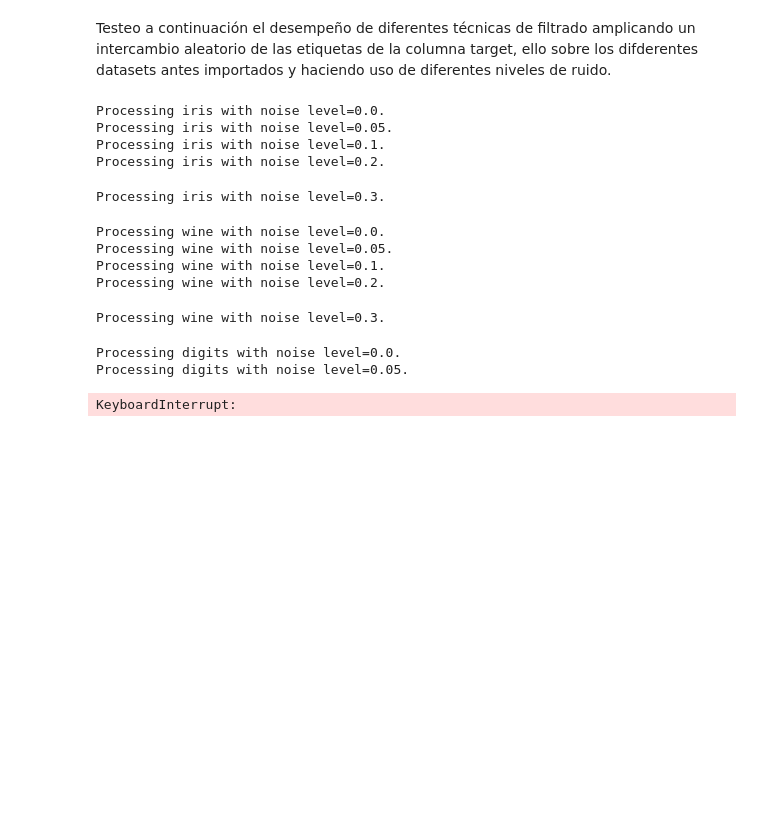
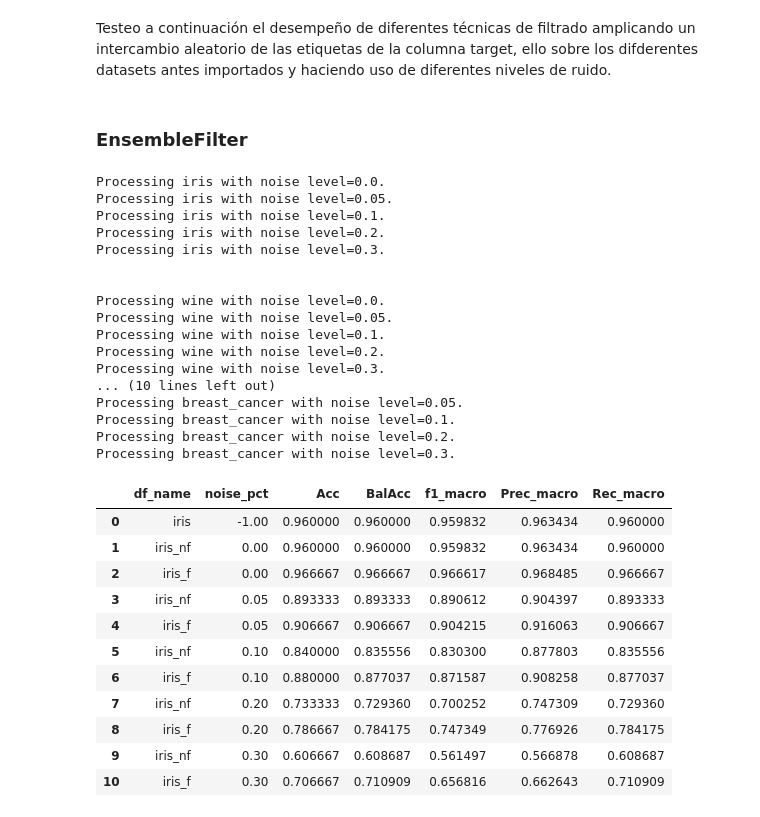
Before and after one commit to Juamp667/noislearn, a Jupyter notebook: testing.ipynb, the cells around one changed output. Drawn from its saved outputs; the diff is of its cells as text; code cells hidden in the pictures; blank space fills up the shorter version.

```diff
--- a/testing.ipynb
+++ b/testing.ipynb
@@ -52,6 +52,8 @@ breast_cancer  shape=(569, 31)  target_col='target'
 ## Random Uniform Label Change
 # %% [markdown]
 Testeo a continuación el desempeño de diferentes técnicas de filtrado amplicando un intercambio aleatorio de las etiquetas de la columna target, ello sobre los difderentes datasets antes importados y haciendo uso de diferentes niveles de ruido.
+# %% [markdown]
+### EnsembleFilter
 # %%
 import numpy as np
 import pandas as pd
@@ -95,19 +97,36 @@ res = urlf_test_in_dfs(
     sc=StandardScaler(),
     k_cv=5
 )
-for df_name in dfs_names:
-    print(pd.DataFrame(res[df_name]))
 # %% [output]
 Processing iris with noise level=0.0.
 Processing iris with noise level=0.05.
 Processing iris with noise level=0.1.
 Processing iris with noise level=0.2.
+Processing iris with noise level=0.3.
+
+
+Processing wine with noise level=0.0.
+Processing wine with noise level=0.05.
+Processing wine with noise level=0.1.
+Processing wine with noise level=0.2.
+Processing wine with noise level=0.3.
+... (10 lines left out)
+Processing breast_cancer with noise level=0.05.
+Processing breast_cancer with noise level=0.1.
+Processing breast_cancer with noise level=0.2.
+Processing breast_cancer with noise level=0.3.
-Processing iris with noise level=0.3.
-Processing wine with noise level=0.0.
-Processing wine with noise level=0.05.
-Processing wine with noise level=0.1.
-Processing wine with noise level=0.2.
-Processing wine with noise level=0.3.
-Processing digits with noise level=0.0.
-Processing digits with noise level=0.05.
-KeyboardInterrupt:
+# %%
+pd.DataFrame(res["iris"])
+# %% [output]
+|  | df_name | noise_pct | Acc | BalAcc | f1_macro | Prec_macro | Rec_macro |
+| 0 | iris | -1.00 | 0.960000 | 0.960000 | 0.959832 | 0.963434 | 0.960000 |
+| 1 | iris_nf | 0.00 | 0.960000 | 0.960000 | 0.959832 | 0.963434 | 0.960000 |
+| 2 | iris_f | 0.00 | 0.966667 | 0.966667 | 0.966617 | 0.968485 | 0.966667 |
+| 3 | iris_nf | 0.05 | 0.893333 | 0.893333 | 0.890612 | 0.904397 | 0.893333 |
+| 4 | iris_f | 0.05 | 0.906667 | 0.906667 | 0.904215 | 0.916063 | 0.906667 |
+| 5 | iris_nf | 0.10 | 0.840000 | 0.835556 | 0.830300 | 0.877803 | 0.835556 |
+| 6 | iris_f | 0.10 | 0.880000 | 0.877037 | 0.871587 | 0.908258 | 0.877037 |
+| 7 | iris_nf | 0.20 | 0.733333 | 0.729360 | 0.700252 | 0.747309 | 0.729360 |
+| 8 | iris_f | 0.20 | 0.786667 | 0.784175 | 0.747349 | 0.776926 | 0.784175 |
+| 9 | iris_nf | 0.30 | 0.606667 | 0.608687 | 0.561497 | 0.566878 | 0.608687 |
+| 10 | iris_f | 0.30 | 0.706667 | 0.710909 | 0.656816 | 0.662643 | 0.710909 |
```
Also changed, not shown: parts of 15 cells of this notebook, 2 other files.
